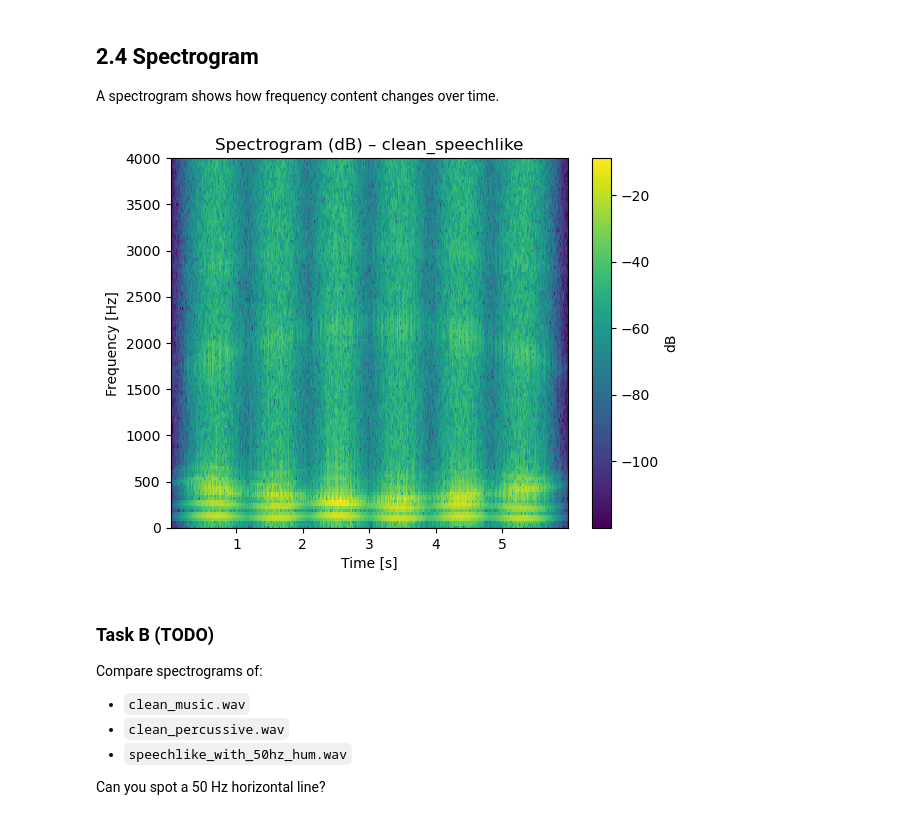
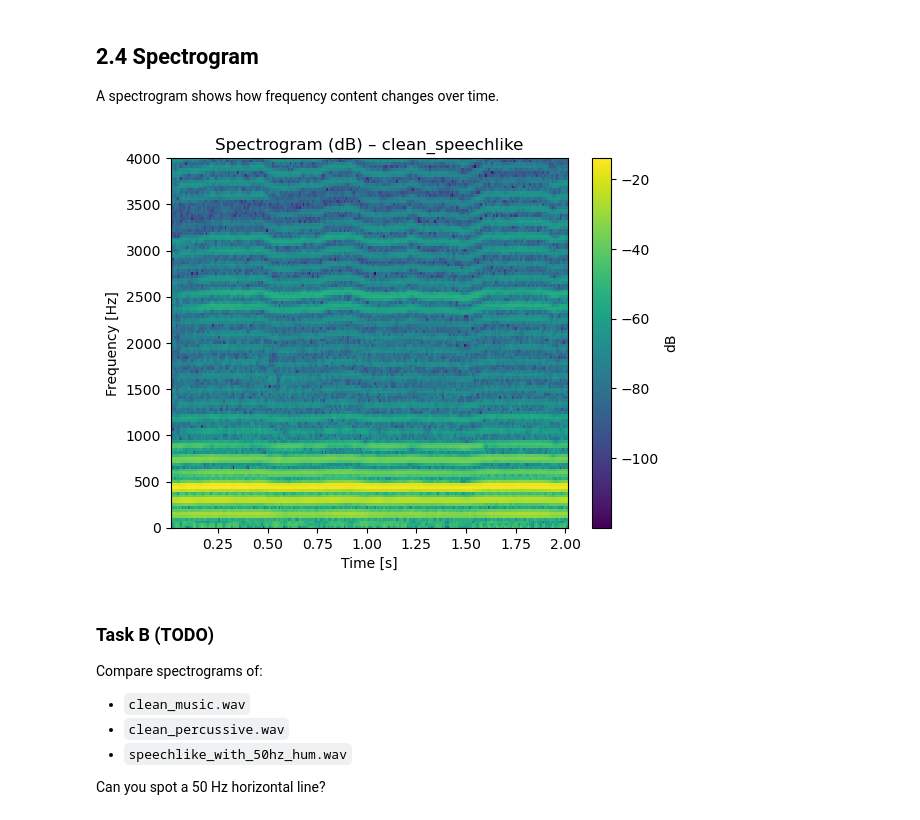
Before and after one commit to fabioantonacci79/BasicDSP, a Jupyter notebook: notebooks/02_fft_spectrogram.ipynb, the cells around one changed output. Cells and saved outputs as stored; diff of their text form; code cells hidden in the pictures.

```diff
--- a/notebooks/02_fft_spectrogram.ipynb
+++ b/notebooks/02_fft_spectrogram.ipynb
@@ -333,19 +333,19 @@ File: clean_percussive.wav
 
 A spectrogram shows how frequency content changes over time.
 # %%
-sr, x = load_wav(DATA_DIR/'clean_speechlike.wav')
+sr, x = load_wav(DATA_DIR/'O.wav')
 f, tt, Sxx = signal.spectrogram(x, fs=sr, window='hann', nperseg=512, noverlap=384, scaling='spectrum')
 S_db = 10*np.log10(Sxx + 1e-12)
 plt.figure()
 plt.pcolormesh(tt, f, S_db, shading='auto')
 plt.ylabel('Frequency [Hz]')
 plt.xlabel('Time [s]')
 plt.title('Spectrogram (dB) – clean_speechlike')
 plt.ylim(0, 4000)
 plt.colorbar(label='dB')
 plt.show()
 # %% [output]
-[figure, old version]
+[figure, new version]
 # %% [markdown]
 ### Task B (TODO)
 Compare spectrograms of:
```
Also changed, not shown: parts of 2 cells of this notebook, 1 other file.
